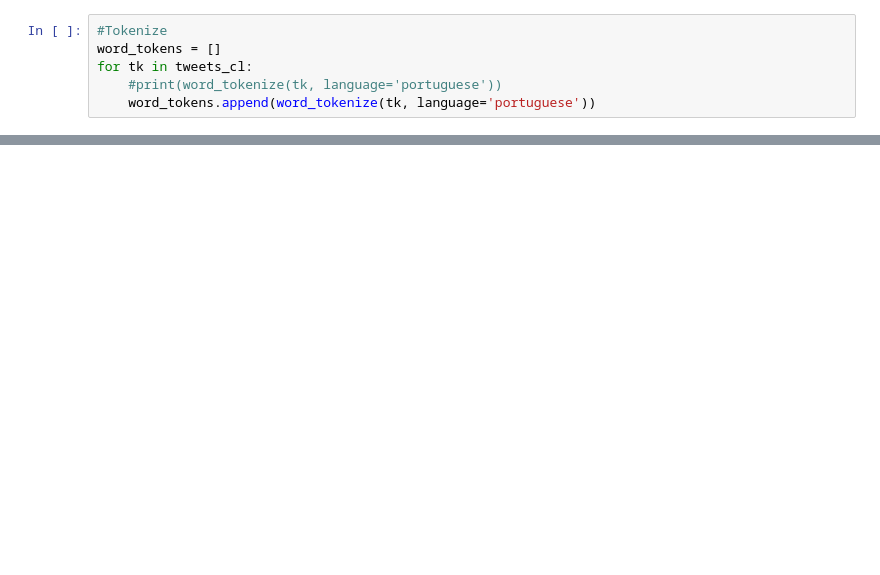
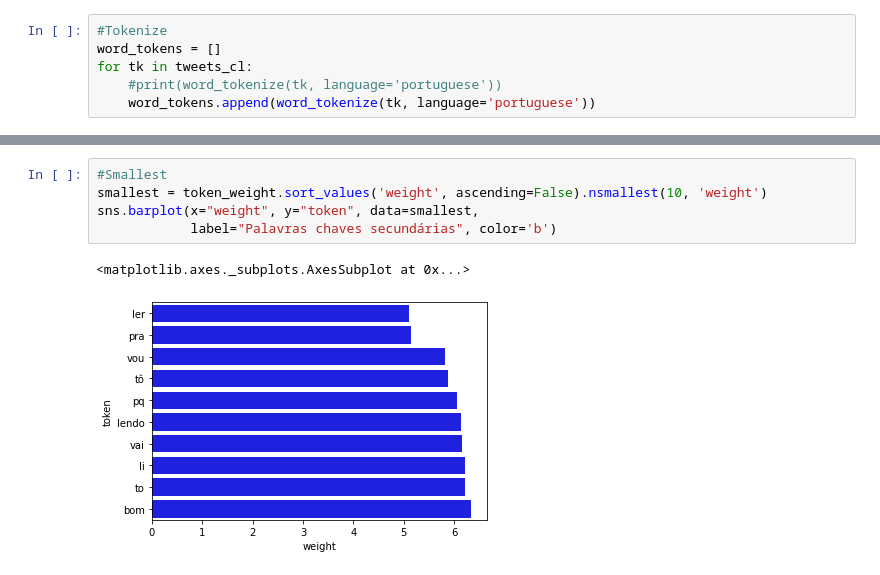
Before and after one commit to mathecsilva/sentiment-analysis-twitter-pt-livros, a Jupyter notebook: sentiment-analysis-twitter-pt-livros.ipynb, the cells around one changed output, grey strips where cells are left out. Saved outputs shown, nothing was run; the diff lists cells and outputs as text; blank space fills up the shorter version.

```diff
--- a/sentiment-analysis-twitter-pt-livros.ipynb
+++ b/sentiment-analysis-twitter-pt-livros.ipynb
@@ -127,0 +164,8 @@ vect = CountVectorizer()
+# %%
+#Smallest
+smallest = token_weight.sort_values('weight', ascending=False).nsmallest(10, 'weight')
+sns.barplot(x="weight", y="token", data=smallest,
+            label="Palavras chaves secundárias", color='b')
+# %% [output]
+<matplotlib.axes._subplots.AxesSubplot at 0x...>
+[figure, added]
```
Also changed, not shown: parts of 11 cells of this notebook.
